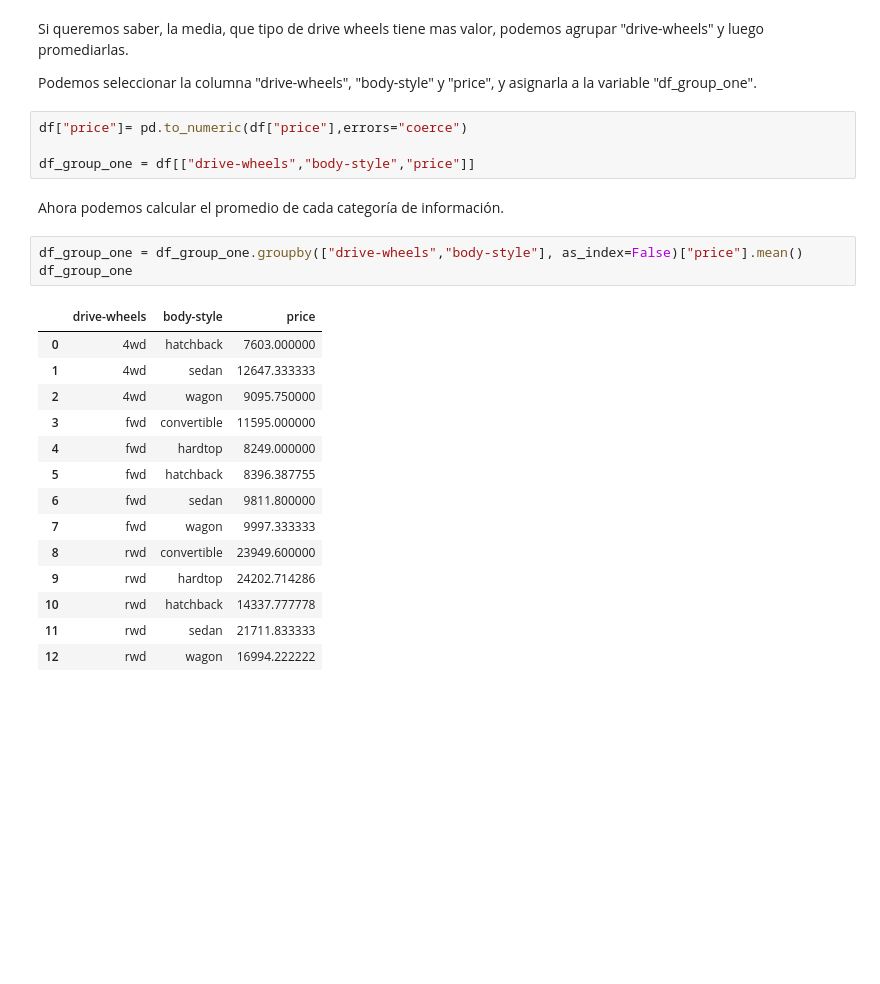
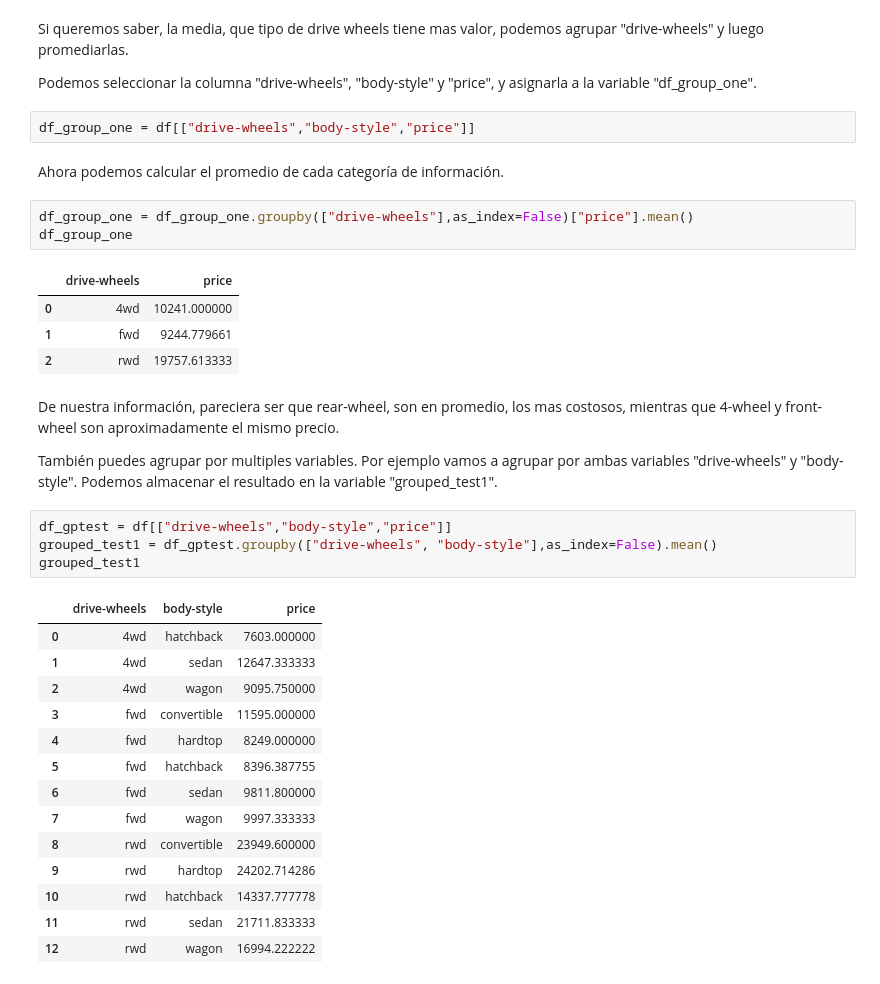
Before and after one commit to reivincitot/Cursos-IBM, a Jupyter notebook: Data Analysis with Python/Data Analysis With Python.ipynb, the cells around one changed output. Saved outputs shown, nothing was run; the diff lists cells and outputs as text; blank space fills up the shorter version.

```diff
--- a/Data Analysis with Python/Data Analysis With Python.ipynb
+++ b/Data Analysis with Python/Data Analysis With Python.ipynb
@@ -337,26 +337,37 @@ Si queremos saber, la media, que tipo de drive wheels tiene mas valor, podemos a
 
 Podemos seleccionar la columna "drive-wheels", "body-style" y "price", y asignarla a la variable "df_group_one".
 # %%
-df["price"]= pd.to_numeric(df["price"],errors="coerce")
-
 df_group_one = df[["drive-wheels","body-style","price"]]
 # %% [markdown]
 Ahora podemos calcular el promedio de cada categoría de información.
 # %%
-df_group_one = df_group_one.groupby(["drive-wheels","body-style"], as_index=False)["price"].mean()
+df_group_one = df_group_one.groupby(["drive-wheels"],as_index=False)["price"].mean()
 df_group_one
 # %% [output]
-|  | drive-wheels | body-style | price |
-| 0 | 4wd | hatchback | 7603.000000 |
-| 1 | 4wd | sedan | 12647.333333 |
-| 2 | 4wd | wagon | 9095.750000 |
-| 3 | fwd | convertible | 11595.000000 |
-| 4 | fwd | hardtop | 8249.000000 |
-| 5 | fwd | hatchback | 8396.387755 |
-| 6 | fwd | sedan | 9811.800000 |
-| 7 | fwd | wagon | 9997.333333 |
-| 8 | rwd | convertible | 23949.600000 |
-| 9 | rwd | hardtop | 24202.714286 |
-| 10 | rwd | hatchback | 14337.777778 |
-| 11 | rwd | sedan | 21711.833333 |
-| 12 | rwd | wagon | 16994.222222 |
+|  | drive-wheels | price |
+| 0 | 4wd | 10241.000000 |
+| 1 | fwd | 9244.779661 |
+| 2 | rwd | 19757.613333 |
+# %% [markdown]
+De nuestra información, pareciera ser que rear-wheel, son en promedio, los mas costosos, mientras que 4-wheel y front-wheel son aproximadamente el mismo precio.
+
+También puedes agrupar por multiples variables. Por ejemplo vamos a agrupar por ambas variables "drive-wheels" y "body-style". Podemos almacenar el resultado en la variable "grouped_test1".
+# %%
+df_gptest = df[["drive-wheels","body-style","price"]]
+grouped_test1 = df_gptest.groupby(["drive-wheels", "body-style"],as_index=False).mean()
+grouped_test1
+# %% [output]
+|  | drive-wheels | body-style | price |
+| 0 | 4wd | hatchback | 7603.000000 |
+| 1 | 4wd | sedan | 12647.333333 |
+| 2 | 4wd | wagon | 9095.750000 |
+| 3 | fwd | convertible | 11595.000000 |
+| 4 | fwd | hardtop | 8249.000000 |
+| 5 | fwd | hatchback | 8396.387755 |
+| 6 | fwd | sedan | 9811.800000 |
+| 7 | fwd | wagon | 9997.333333 |
+| 8 | rwd | convertible | 23949.600000 |
+| 9 | rwd | hardtop | 24202.714286 |
+| 10 | rwd | hatchback | 14337.777778 |
+| 11 | rwd | sedan | 21711.833333 |
+| 12 | rwd | wagon | 16994.222222 |
```
Also changed, not shown: parts of 11 cells of this notebook.
